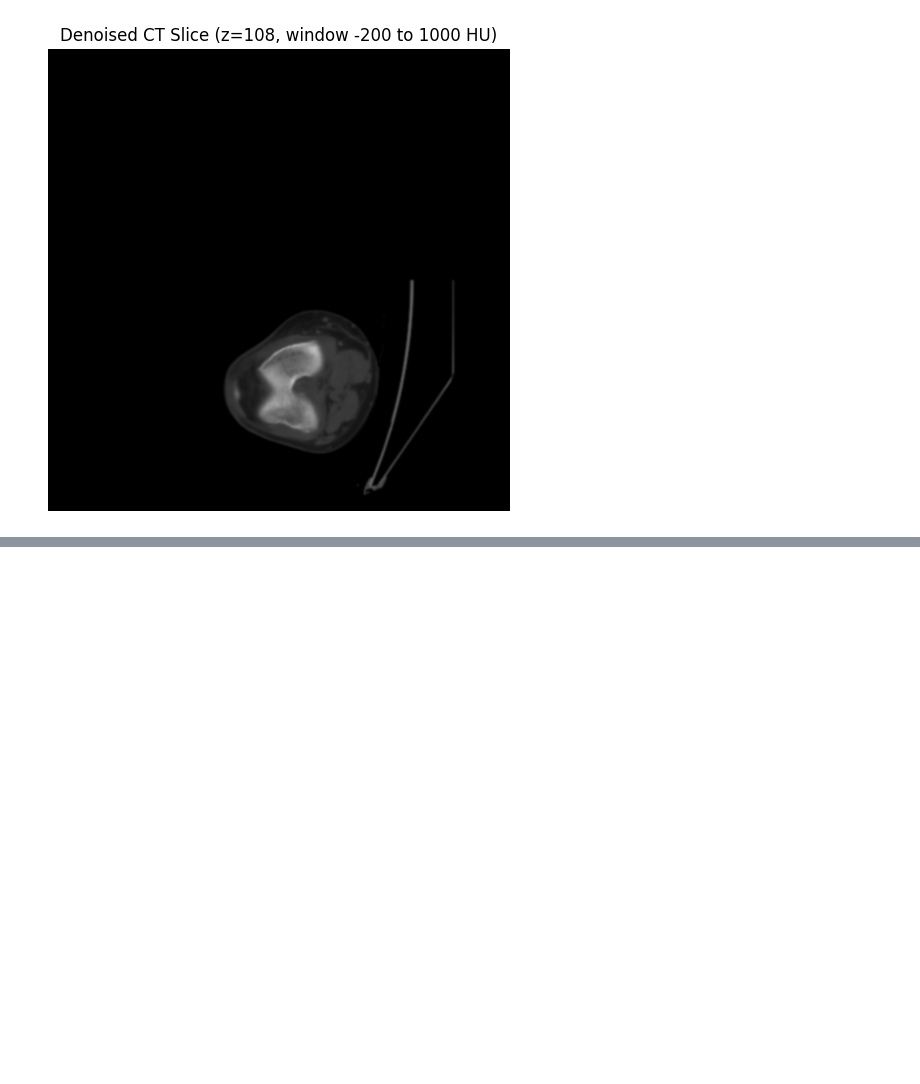
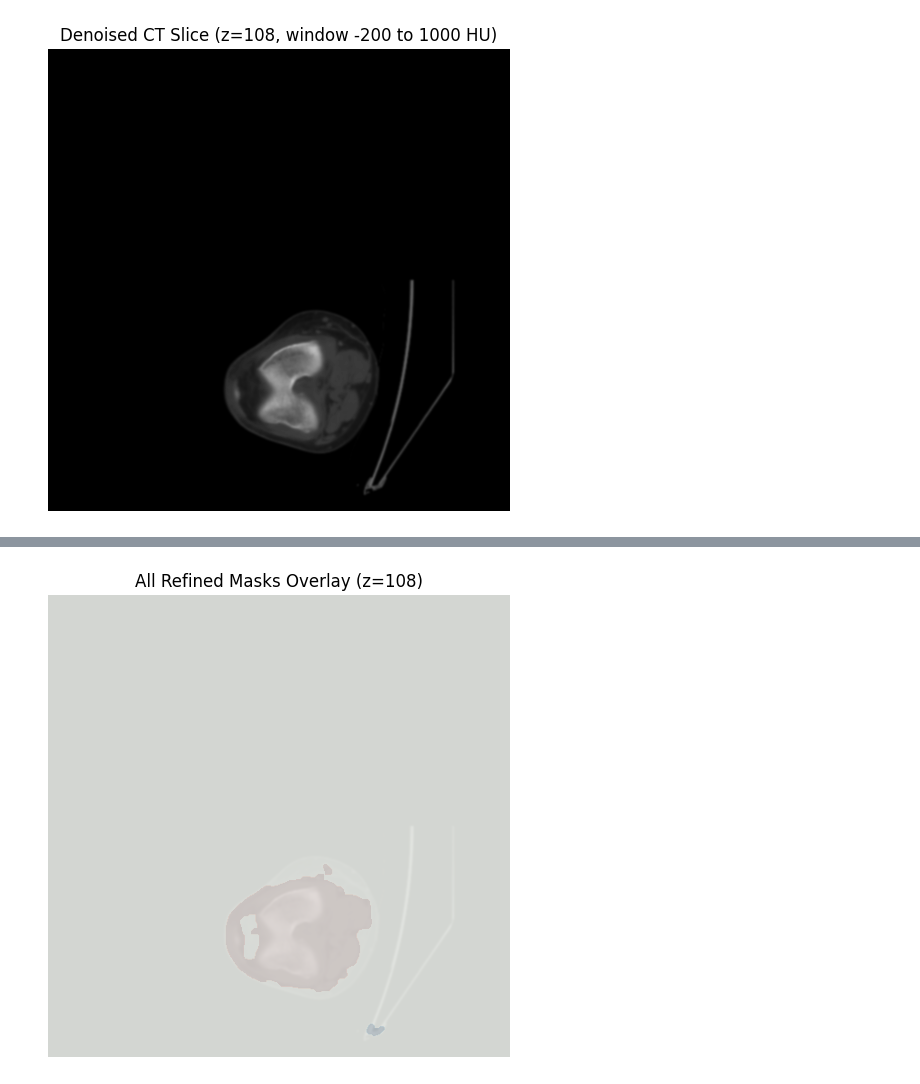
Before and after one commit to Aayush518/RA_selection_task_1, a Jupyter notebook: ra-selection-task-1.ipynb, the cells around one changed output, grey strips where cells are left out. Drawn from its saved outputs; the diff is of its cells as text; code cells hidden in the pictures; blank space fills up the shorter version.

```diff
--- a/ra-selection-task-1.ipynb
+++ b/ra-selection-task-1.ipynb
@@ -387,0 +495,12 @@ femur_mask, tibia_mask = validate_anatomy(femur_mask, tibia_mask)
+# %%
+z = 108  # Or any other slice you want to inspect
+plt.figure(figsize=(6, 6))
+plt.imshow(ct_denoised[:, :, z], cmap='gray', vmin=-200, vmax=1000)
+plt.imshow(femur_mask[:, :, z], cmap='Reds', alpha=0.4)
+plt.imshow(tibia_mask[:, :, z], cmap='Blues', alpha=0.4)
+plt.imshow(fibula_mask[:, :, z], cmap='Greens', alpha=0.6)
+plt.title(f"All Refined Masks Overlay (z={z})")
+plt.axis('off')
+plt.show()
+# %% [output]
+[figure, added]
```
Also changed, not shown: parts of 18 cells of this notebook.
